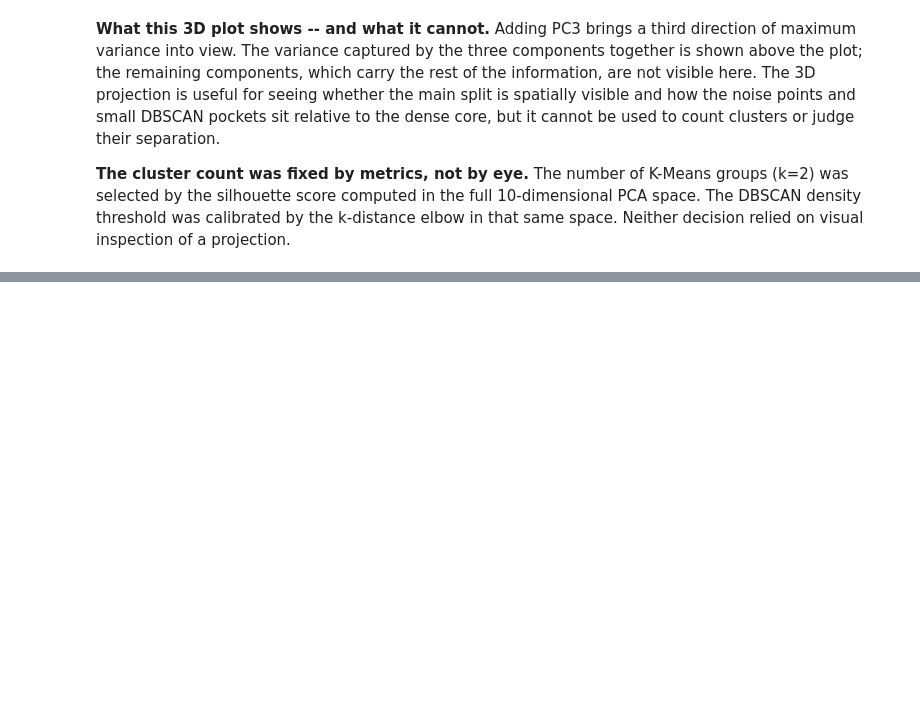
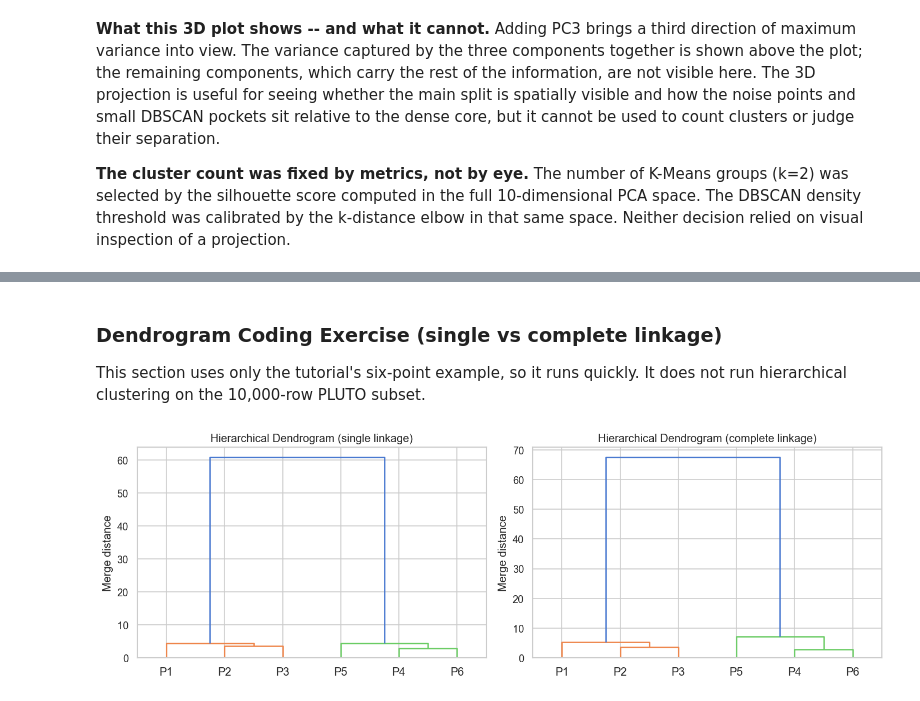
Before and after one commit to ouriouahba-crypto/nyc-pluto-clustering, a Jupyter notebook: notebooks/02_clustering/pca_then_clustering.ipynb, the cells around one changed output, grey strips where cells are left out. Cells and saved outputs as stored; diff of their text form; code cells hidden in the pictures; blank space fills up the shorter version.

```diff
--- a/notebooks/02_clustering/pca_then_clustering.ipynb
+++ b/notebooks/02_clustering/pca_then_clustering.ipynb
@@ -1339,0 +2299,26 @@ Figure saved: reports/figures/pca_pipeline_3d_clusters.png
+# %% [markdown]
+### Dendrogram Coding Exercise (single vs complete linkage)
+
+This section uses only the tutorial's six-point example, so it runs quickly. It does not run hierarchical clustering on the 10,000-row PLUTO subset.
+# %%
+X_hier = np.array([
+    [25, 30],
+    [27, 35],
+    [29, 32],
+    [70, 80],
+    [72, 76],
+    [68, 82],
+], dtype=float)
+point_labels = ["P1", "P2", "P3", "P4", "P5", "P6"]
+
+fig, axes = plt.subplots(1, 2, figsize=(12, 4))
+for ax, method in zip(axes, ["single", "complete"]):
+    Z = linkage(X_hier, method=method)
+    dendrogram(Z, labels=point_labels, ax=ax)
+    ax.set_title(f"Hierarchical Dendrogram ({method} linkage)")
+    ax.set_ylabel("Merge distance")
+plt.tight_layout()
+plt.savefig(FIGURES_DIR / f'{FIG_PREFIX}dendrogram_toy.png', bbox_inches='tight')
+plt.show()
+# %% [output]
+[figure, added]
```
Also changed, not shown: parts of 47 cells of this notebook, 9 other files.
